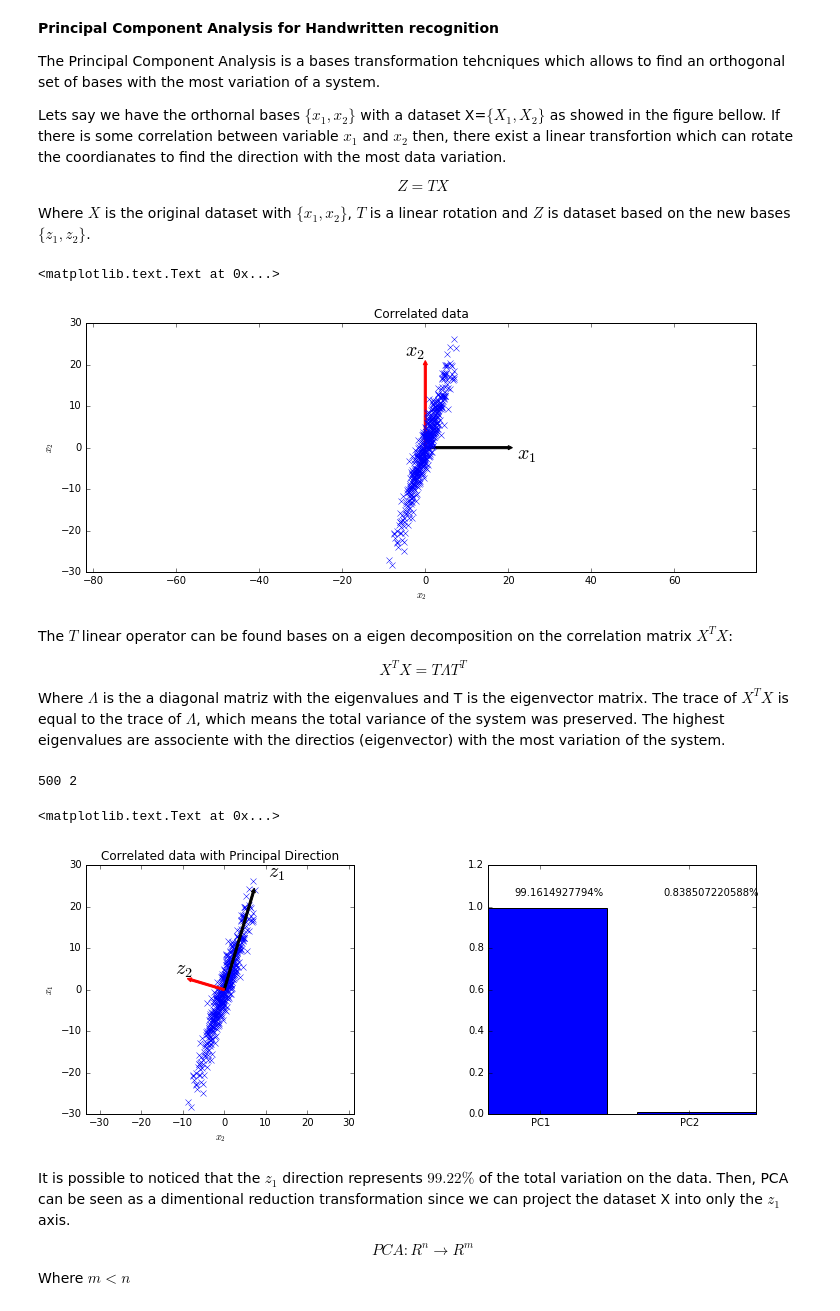
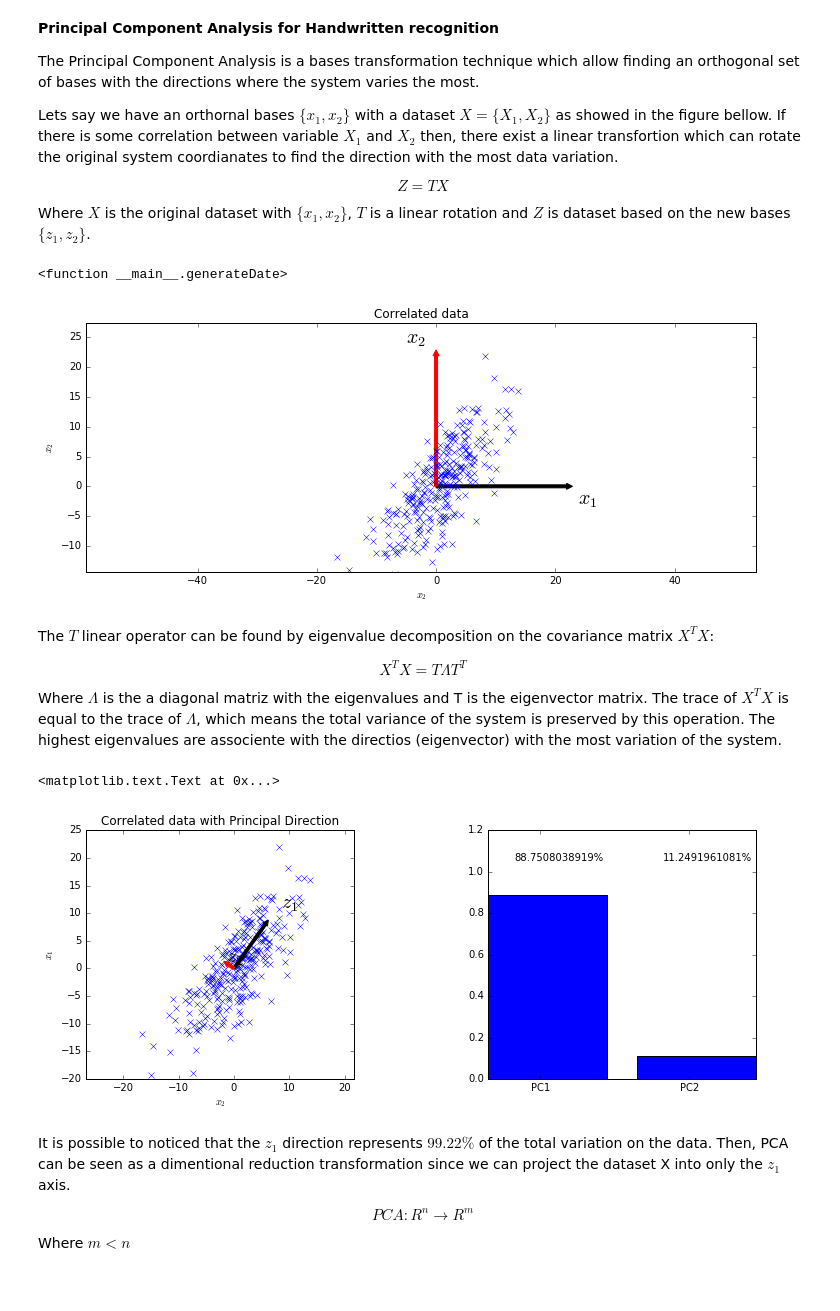
Before and after one commit to jenovencio/Machine_Learning_Applications, a Jupyter notebook: PCA.ipynb, the cells around one changed output. Cells and saved outputs as stored; diff of their text form; code cells hidden in the pictures.

```diff
--- a/PCA.ipynb
+++ b/PCA.ipynb
@@ -1,10 +1,10 @@
 # %% [markdown]
 **Principal Component Analysis for Handwritten recognition**
 
-The Principal Component Analysis is a bases transformation tehcniques which allows to find an orthogonal set of bases with the most variation of a system.
+The Principal Component Analysis is a bases transformation technique which allow finding an orthogonal set of bases with the directions where the system varies the most.
 
-Lets say we have the orthornal bases $\{x_1,x_2\}$ with a dataset X=$\{X_1,X_2\}$ as showed in the figure bellow.
-If there is some correlation between variable $x_1$ and $x_2$ then, there exist a linear transfortion which can rotate the coordianates to find the direction  with the most data variation.
+Lets say we have an orthornal bases $\{x_1,x_2\}$ with a dataset $X=\{X_1,X_2\}$ as showed in the figure bellow.
+If there is some correlation between variable $X_1$ and $X_2$ then, there exist a linear transfortion which can rotate the original system coordianates to find the direction  with the most data variation.
 
 $$ Z=TX $$
 
@@ -12,45 +12,56 @@ Where $X$ is the original dataset with $\{x_1,x_2\}$, $T$ is a linear rotation a
 # %%
 import numpy as np
 import matplotlib.pyplot as plt
+from ipywidgets import widgets
+from ipywidgets import *
 %matplotlib inline
 
+x = None
+y = None
+def generateDate(covXY,nsamples):
 
-# Setting mean and standard deviation
-mean = [0, 0]
-cov = [[10, 30], [30, 100]]  # diagonal covariance
+    # Setting mean and standard deviation
+    mean = [0, 0]
+    cov = [[30, covXY], [covXY, 50]]  # diagonal covariance
 
-nsp = 500 # number of samples points
+    #nsp = 500 # number of samples points
+    global x,y
+    x, y = np.random.multivariate_normal(mean, cov, nsamples).T
+    maxy = max(y)
+    miny = min(y)
+    #plotting data
+    f, (ax1) = plt.subplots(1,1,figsize=(10,4),dpi= 80)
+    f.tight_layout()
+    plt.subplots_adjust(hspace = 0.3, wspace = 0.5)
 
-x, y = np.random.multivariate_normal(mean, cov, nsp).T
+    ax1.plot(x, y, 'x')
+    ax1.axis('equal')
 
-#plotting data
-f, (ax1) = plt.subplots(1,1,figsize=(10,4),dpi= 80)
-f.tight_layout()
-plt.subplots_adjust(hspace = 0.3, wspace = 0.5)
+    #plotting base vector
+    w = 0.5
+    l = maxy
 
-ax1.plot(x, y, 'x')
-ax1.axis('equal')
+    ax1.arrow(0,0,l,0,width=w,head_width=2*w,head_length=1,color = 'k')
+    ax1.arrow(0,0,0,l,width=w,head_width=2*w,head_length=1,color = 'r')
+    ax1.text(l+2, -3, r'$x_1$', fontsize=20)
+    ax1.text(-5, l+2, r'$x_2$', fontsize=20)
+    ax1.set_ylabel('$x_2$')
+    ax1.set_xlabel('$x_2$')
+    ax1.set_title('Correlated data')
+    ax1.set_ylim(ymax = maxy + 0.25*maxy, ymin = miny-0.25*miny)
 
-#plotting base vector
-w = 0.5
-l = 20
 
-ax1.arrow(0,0,l,0,width=w,head_width=2*w,head_length=1,color = 'k')
-ax1.arrow(0,0,0,l,width=w,head_width=2*w,head_length=1,color = 'r')
-ax1.text(l+2, -3, r'$x_1$', fontsize=20)
-ax1.text(-5, l+2, r'$x_2$', fontsize=20)
-ax1.set_ylabel('$x_2$')
-ax1.set_xlabel('$x_2$')
-ax1.set_title('Correlated data')
+
+interact(generateDate,  covXY = (0,60,1), nsamples = (50,600,50))
 # %% [output]
-<matplotlib.text.Text at 0x...>
+<function __main__.generateDate>
-[figure, old version]
+[figure, new version]
 # %% [markdown]
-The $T$ linear operator can be found bases on a eigen decomposition on the correlation matrix $X^TX$:
+The $T$ linear operator can be found by eigenvalue decomposition on the covariance matrix $X^TX$:
 
 $$ X^TX = T{\Lambda}T^T$$
 
-Where ${\Lambda}$ is the a diagonal matriz with the eigenvalues and T is the eigenvector matrix. The trace of $ X^TX$ is equal to the trace of ${\Lambda}$, which means the total variance of the system was preserved. The highest eigenvalues are associente with the directios (eigenvector) with the most variation of the system.
+Where ${\Lambda}$ is the a diagonal matriz with the eigenvalues and T is the eigenvector matrix. The trace of $ X^TX$ is equal to the trace of ${\Lambda}$, which means the total variance of the system is preserved by this operation. The highest eigenvalues are associente with the directios (eigenvector) with the most variation of the system.
 # %%
 def PCA(M):
     Mt = np.transpose(M)
@@ -87,38 +98,37 @@ ax1.axis('equal')
 #plotting base vector
 w = 0.5 # arrow width
 s1 = 0.0005 # scale for pca 1
-s2 = 0.02 # scale for pca 2
+s2 = 0.0005 # scale for pca 2
 l1 = s1*W[0,0]
 l2 = s2*W[1,1]
 dt = 0.5 # distance to translate label
 
 ax1.arrow(0,0,l1*T[0,0],l1*T[1,0],width=w,head_width=2*w,head_length=1,color = 'k',zorder=2)
 ax1.arrow(0,0,l2*T[0,1],l2*T[1,1],width=w,head_width=2*w,head_length=1,color = 'r',zorder=3)
 ax1.text(l1*T[0,0]+dt*l1*T[0,0],l1*T[1,0]+dt*l1*T[0,0], r'$z_1$', fontsize=20)
 ax1.text(l2*T[0,1]+dt*l2*T[0,1],l2*T[1,1]+dt*l2*T[1,1], r'$z_2$', fontsize=20)
 ax1.set_ylabel('$x_1$')
 ax1.set_xlabel('$x_2$')
 ax1.set_title('Correlated data with Principal Direction')
 
 totalVar = np.trace(W) # total variation
 var1 = W[0,0]/totalVar # percetage of the variation in z1 direction
 var2 = W[1,1]/totalVar # percetage of the variation in z2 direction
 
 nvariable, nsamples = M.shape
-print(nsamples, nvariable)
+#print(nsamples, nvariable)
 width = 0.35
 ind = np.array([1,2])
 ax2.bar(ind,[var1,var2])
 ax2.set_xticklabels(('PC1', 'PC2'))
 ax2.set_xticks(ind + width )
 ax2.set_ylim(ymax = 1.20, ymin = 0)
 
 ax2.text(1 + width/2, 1.05, str(var1*100) + "%")
 ax2.text(2 + width/2, 1.05, str(var2*100) + "%")
 # %% [output]
-500 2
+<matplotlib.text.Text at 0x...>
-<matplotlib.text.Text at 0x...>
-[figure, old version]
+[figure, new version]
 # %% [markdown]
 It is possible to noticed that the $z_1$ direction represents $99.22\%$ of the total variation on the data. Then, PCA can be seen as a dimentional reduction transformation since we can project the dataset X into only the $z_1$ axis.
 
```
Also changed, not shown: parts of 2 cells of this notebook.
